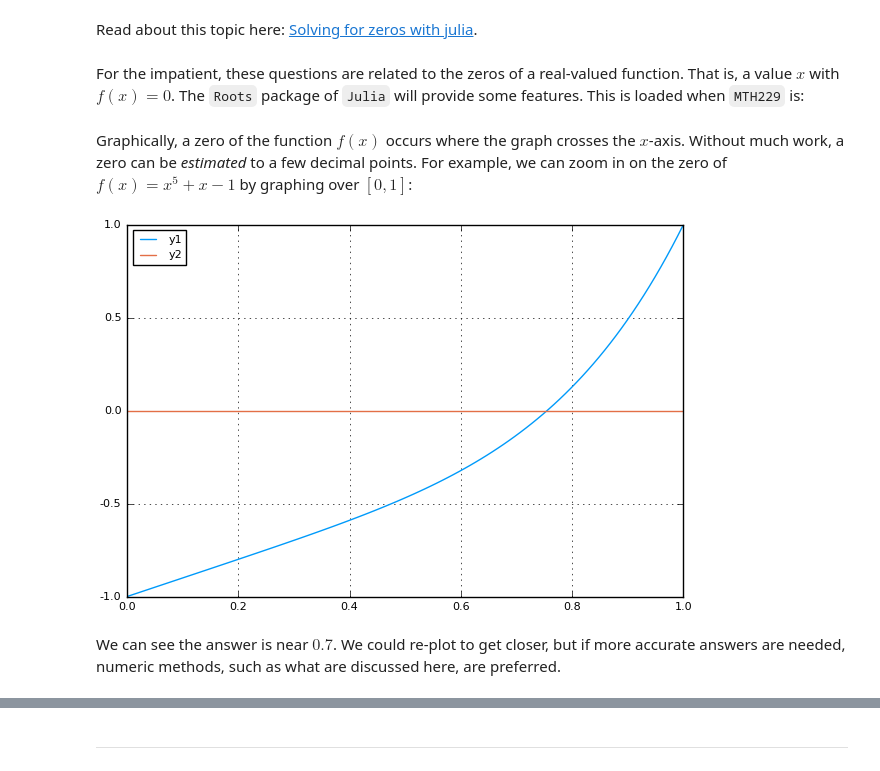
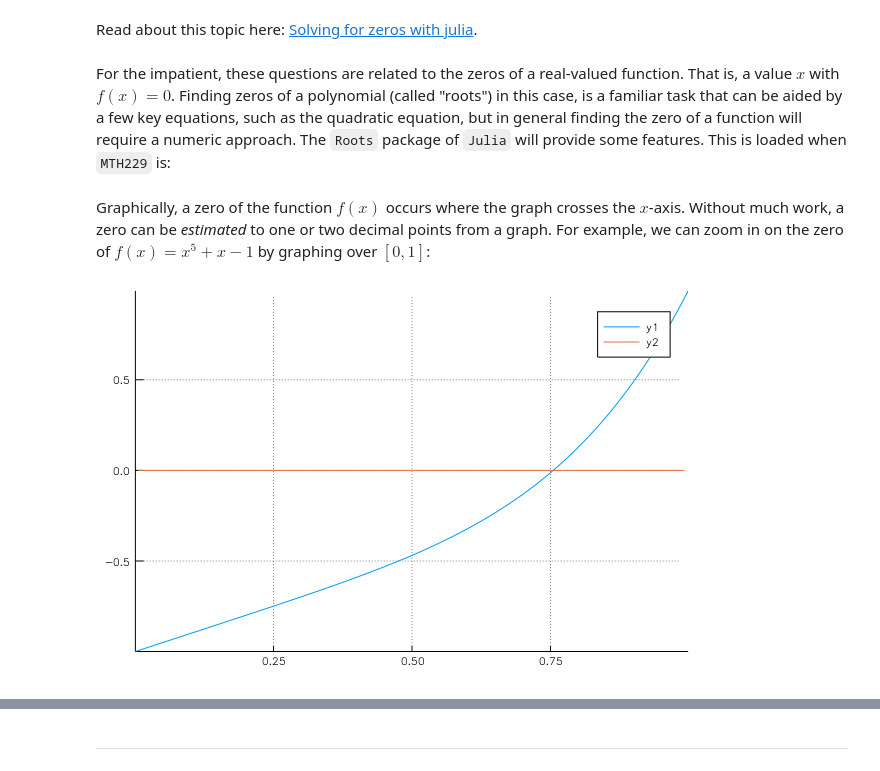
Before and after one commit to mth229/229-projects, a Jupyter notebook: zeros.ipynb, the cells around one changed output, grey strips where cells are left out. Drawn from its saved outputs; the diff is of its cells as text; code cells hidden in the pictures.

```diff
--- a/zeros.ipynb
+++ b/zeros.ipynb
@@ -3,16 +3,14 @@
 # %% [markdown]
 <p>Read about this topic here: <a href="http://mth229.github.io/zeros.html">Solving for zeros with julia</a>.</p>
 # %% [markdown]
-<p>For the impatient, these questions are related to the zeros of a real-valued function. That is, a value $x$ with $f(x)=0$. The <code>Roots</code> package of <code>Julia</code> will provide some features. This is loaded when <code>MTH229</code> is:</p>
+<p>For the impatient, these questions are related to the zeros of a real-valued function. That is, a value $x$ with $f(x)=0$. Finding zeros of a polynomial (called "roots") in this case, is a familiar task that can be aided by a few key equations, such as the quadratic equation, but in general finding the zero of a function will require a numeric approach.  The <code>Roots</code> package of <code>Julia</code> will provide some features. This is loaded when <code>MTH229</code> is:</p>
 # %%
 using MTH229
 # %% [markdown]
-<p>Graphically, a zero of the function $f(x)$ occurs where the graph crosses the $x$-axis. Without much work, a zero can be <em>estimated</em> to a few decimal points. For example, we can zoom in on the zero of $f(x) = x^5 + x - 1$ by graphing over $[0,1]$:</p>
+<p>Graphically, a zero of the function $f(x)$ occurs where the graph crosses the $x$-axis. Without much work, a zero can be <em>estimated</em> to one or two decimal points from a graph. For example, we can zoom in on the zero of $f(x) = x^5 + x - 1$ by graphing over $[0,1]$:</p>
 # %%
 f(x) = x^5 + x - 1
 plot(f, 0, 1)
-plot!(zero, 0, 1)
+plot!(zero)
 # %% [output]
-[figure, old version]
+[figure, new version]
-# %% [markdown]
-<p>We can see the answer is near $0.7$. We could re-plot to get closer, but if more accurate answers are needed, numeric methods, such as what are discussed here, are preferred.</p>
```
Also changed, not shown: parts of 143 cells of this notebook, 9 other files.
